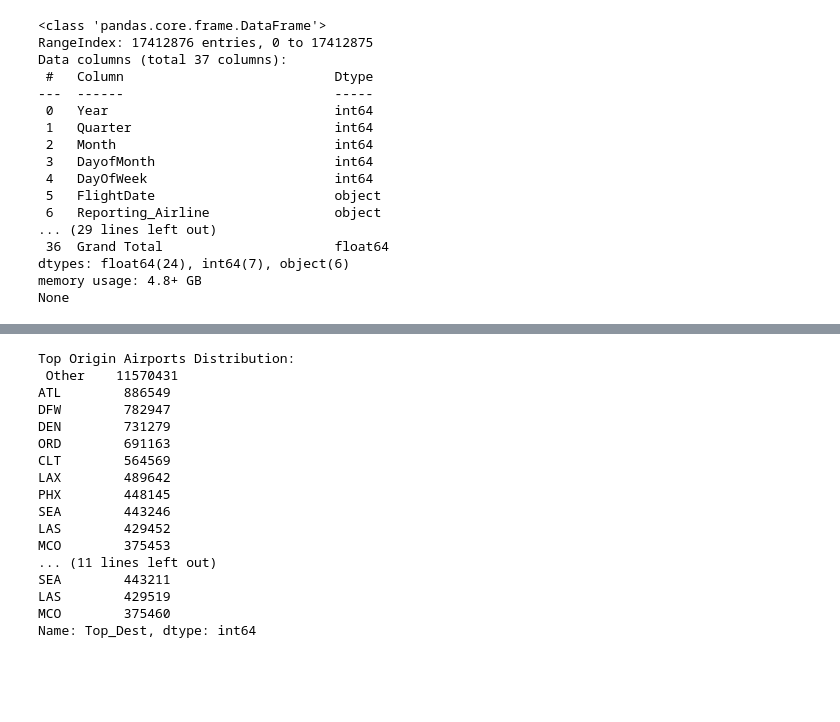
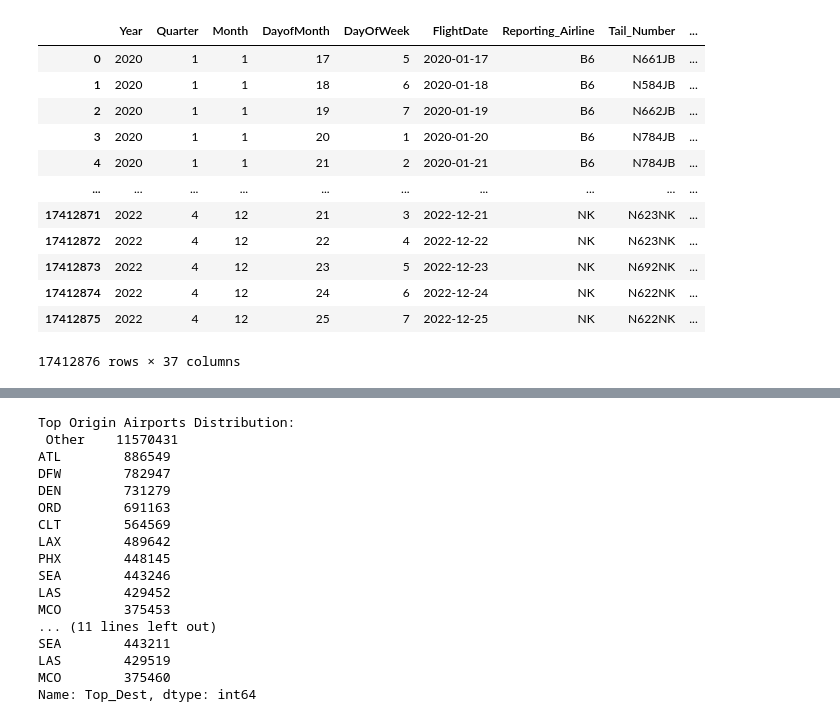
Before and after one commit to NedKost/MS-AAI-501-Team-Project, a Jupyter notebook: Neural_NetFlight.ipynb, the cells around one changed output, grey strips where cells are left out. Saved outputs shown, nothing was run; the diff lists cells and outputs as text; code cells hidden in the pictures; blank space fills up the shorter version.

```diff
--- a/Neural_NetFlight.ipynb
+++ b/Neural_NetFlight.ipynb
@@ -2,26 +2,20 @@
 <a href="https://colab.research.google.com/github/NedKost/MS-AAI-501-Team-Project/blob/main/Neural_NetFlight.ipynb" target="_parent"><img src="https://colab.research.google.com/assets/colab-badge.svg" alt="Open In Colab"/></a>
 # %%
 import pandas as pd
+file_path = '/Users/anovayoungers/Downloads/flight_data.csv'
 
-file_path = '/Users/anovayoungers/Downloads/flight_data.csv'
-data = pd.read_csv(file_path)
+pd.read_csv(file_path)
+# %% [output]
+|  | Year | Quarter | Month | DayofMonth | DayOfWeek | FlightDate | Reporting_Airline | Tail_Number | ... |
+| 0 | 2020 | 1 | 1 | 17 | 5 | 2020-01-17 | B6 | N661JB | ... |
+| 1 | 2020 | 1 | 1 | 18 | 6 | 2020-01-18 | B6 | N584JB | ... |
+| 2 | 2020 | 1 | 1 | 19 | 7 | 2020-01-19 | B6 | N662JB | ... |
+| 3 | 2020 | 1 | 1 | 20 | 1 | 2020-01-20 | B6 | N784JB | ... |
+| 4 | 2020 | 1 | 1 | 21 | 2 | 2020-01-21 | B6 | N784JB | ... |
+| ... | ... | ... | ... | ... | ... | ... | ... | ... | ... |
+| 17412871 | 2022 | 4 | 12 | 21 | 3 | 2022-12-21 | NK | N623NK | ... |
+| 17412872 | 2022 | 4 | 12 | 22 | 4 | 2022-12-22 | NK | N623NK | ... |
+| 17412873 | 2022 | 4 | 12 | 23 | 5 | 2022-12-23 | NK | N692NK | ... |
+| 17412874 | 2022 | 4 | 12 | 24 | 6 | 2022-12-24 | NK | N622NK | ... |
+| 17412875 | 2022 | 4 | 12 | 25 | 7 | 2022-12-25 | NK | N622NK | ... |
+17412876 rows × 37 columns
-# %%
-print(data.info())
-# %% [output]
-<class 'pandas.core.frame.DataFrame'>
-RangeIndex: 17412876 entries, 0 to 17412875
-Data columns (total 37 columns):
- #   Column                           Dtype
----  ------                           -----
- 0   Year                             int64
- 1   Quarter                          int64
- 2   Month                            int64
- 3   DayofMonth                       int64
- 4   DayOfWeek                        int64
- 5   FlightDate                       object
- 6   Reporting_Airline                object
-... (29 lines left out)
- 36  Grand Total                      float64
-dtypes: float64(24), int64(7), object(6)
-memory usage: 4.8+ GB
-None
```
Also changed, not shown: parts of 39 cells of this notebook.
